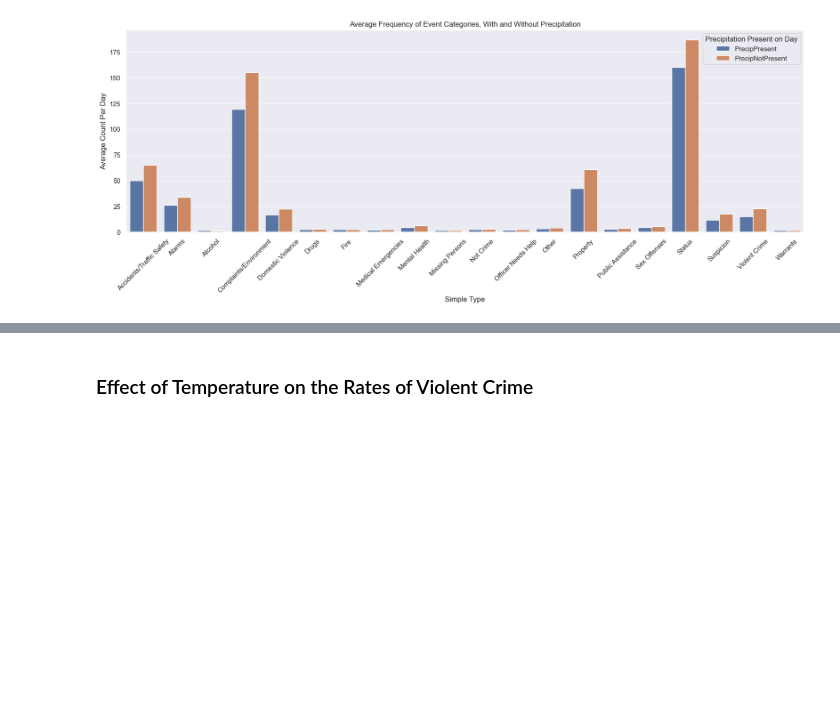
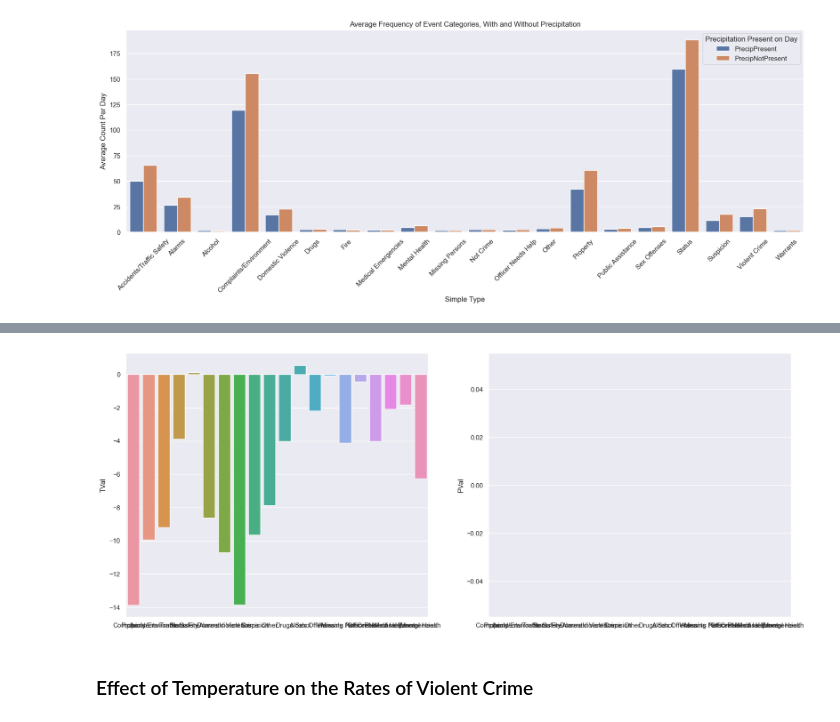
Before and after one commit to outlawhayden/weather-crime, a Jupyter notebook: notebooks/Milestone2.ipynb, the cells around one changed output, grey strips where cells are left out. Saved outputs shown, nothing was run; the diff lists cells and outputs as text; code cells hidden in the pictures; blank space fills up the shorter version.

Commit message:
continuing analysis, adding t tests

```diff
--- a/notebooks/Milestone2.ipynb
+++ b/notebooks/Milestone2.ipynb
@@ -764,4 +765,7 @@ plt.show()
 # %% [output]
 [figure]
 # %%
-### TODO - 2 SAMPLE T TEST
+precip_data_raw = precip_data_counts.droplevel("DateCreate")
+no_precip_data_raw = no_precip_data_counts.droplevel("DateCreate")
+
+precip_data_raw.head(20)
@@ -767,0 +800,19 @@ plt.show()
+# %%
+t_tests = pd.DataFrame(columns = ["SimpleType", "TVal", "PVal"])
+t_tests.set_index(["SimpleType"], inplace = True)
+
+t_tests.head()
+
+for i, kind in enumerate(precip_data_raw.index.unique()):
+    subset_precip = precip_data_raw.loc[kind]
+    subset_noprecip = no_precip_data_raw.loc[kind]
+    ttest = stats.ttest_ind(subset_precip, subset_noprecip)
+    tval, pval = ttest.statistic[0], ttest.pvalue[0]
+    temp_dict = pd.DataFrame({"TVal": tval, "Pval": pval}, index = [kind])
+    t_tests = pd.concat([t_tests, temp_dict], ignore_index = False)
+
+    #print(tval, pval)
+    #display(subset_precip, subset_noprecip)
+    pass
+
+display(t_tests)
@@ -768,3 +837,10 @@ plt.show()
+# %%
+fig, axes = plt.subplots(1, 2, figsize=(20, 8))
+
+t_hist = sns.barplot(data = t_tests, x = t_tests.index, y = "TVal", ax = axes[0])
+p_hist = sns.barplot(data = t_tests, x = t_tests.index, y = "PVal", ax = axes[1])
+# %% [output]
+[figure, added]
 # %% [markdown]
 ### Effect of Temperature on the Rates of Violent Crime
 # %%
```
Also changed, not shown: parts of 15 cells of this notebook, 1 other file.
